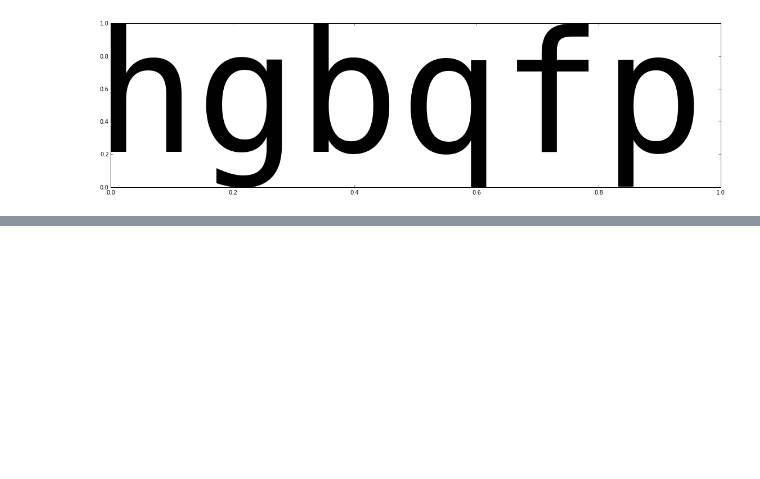
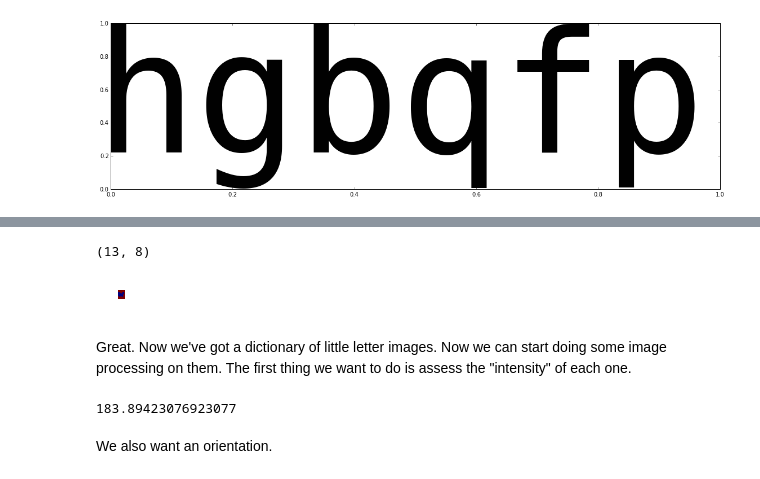
Before and after one commit to drpeteb/ascii-art, a Jupyter notebook: Ascii-Art.ipynb, the cells around one changed output, grey strips where cells are left out. Saved outputs shown, nothing was run; the diff lists cells and outputs as text; code cells hidden in the pictures; blank space fills up the shorter version.

Commit message:
Intensity only working prototype

```diff
--- a/Ascii-Art.ipynb
+++ b/Ascii-Art.ipynb
@@ -146,0 +180,26 @@ for ii in range(len(charset)):
+# %%
+# Test it
+plt.figure(figsize=(figwidth,figheight))
+plt.imshow(char_dict["w"])
+plt.axis("off");
+
+char_dict["w"].shape
+# %% [output]
+(13, 8)
+[figure, added]
+# %% [markdown]
+Great. Now we've got a dictionary of little letter images. Now we can start doing some image processing on them. The first thing we want to do is assess the "intensity" of each one.
+# %%
+def image_patch_intensity(im):
+    """
+    Calculate the intensity of an image patch stored as a 2D numpy array.
+    """
+
+    return np.mean(im)
+
+# Test it
+image_patch_intensity(char_dict["a"])
+# %% [output]
+183.89423076923077
+# %% [markdown]
+We also want an orientation.
```
Also changed, not shown: parts of 18 cells of this notebook, 3 other files.
